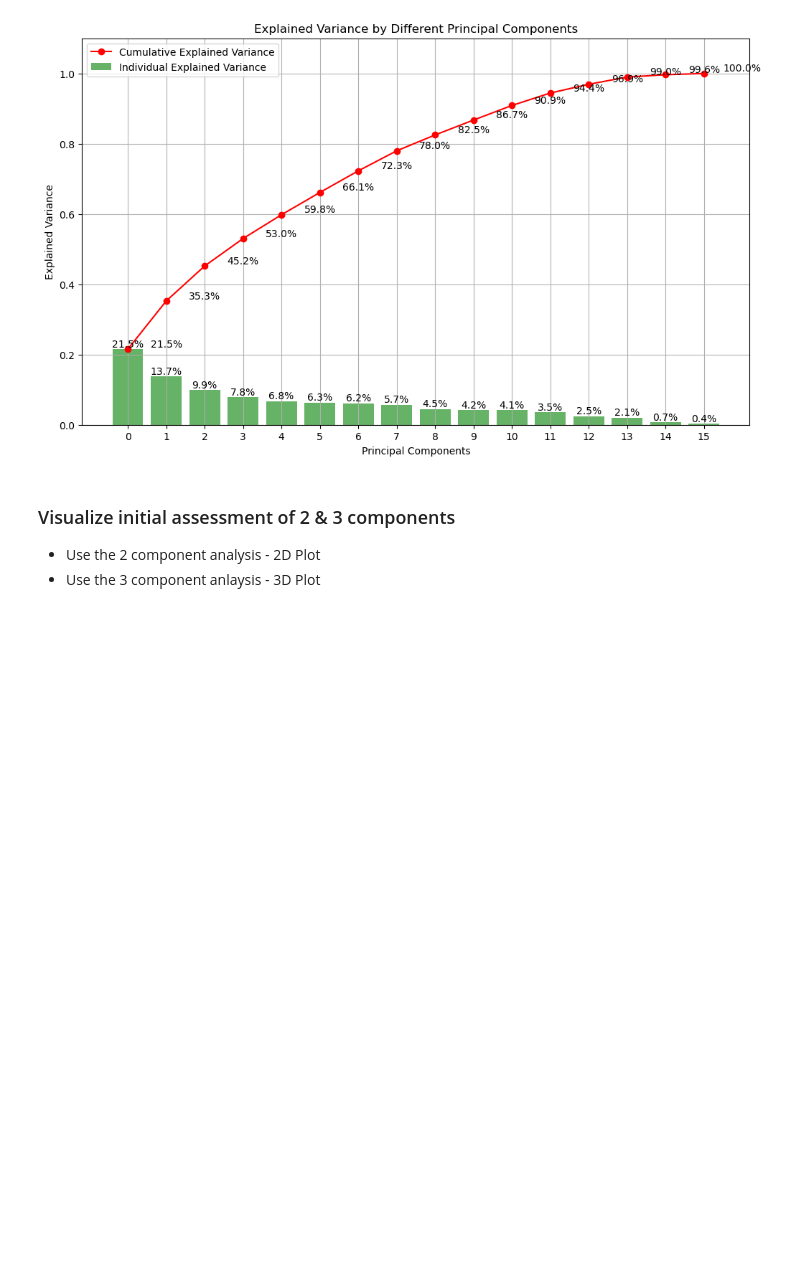
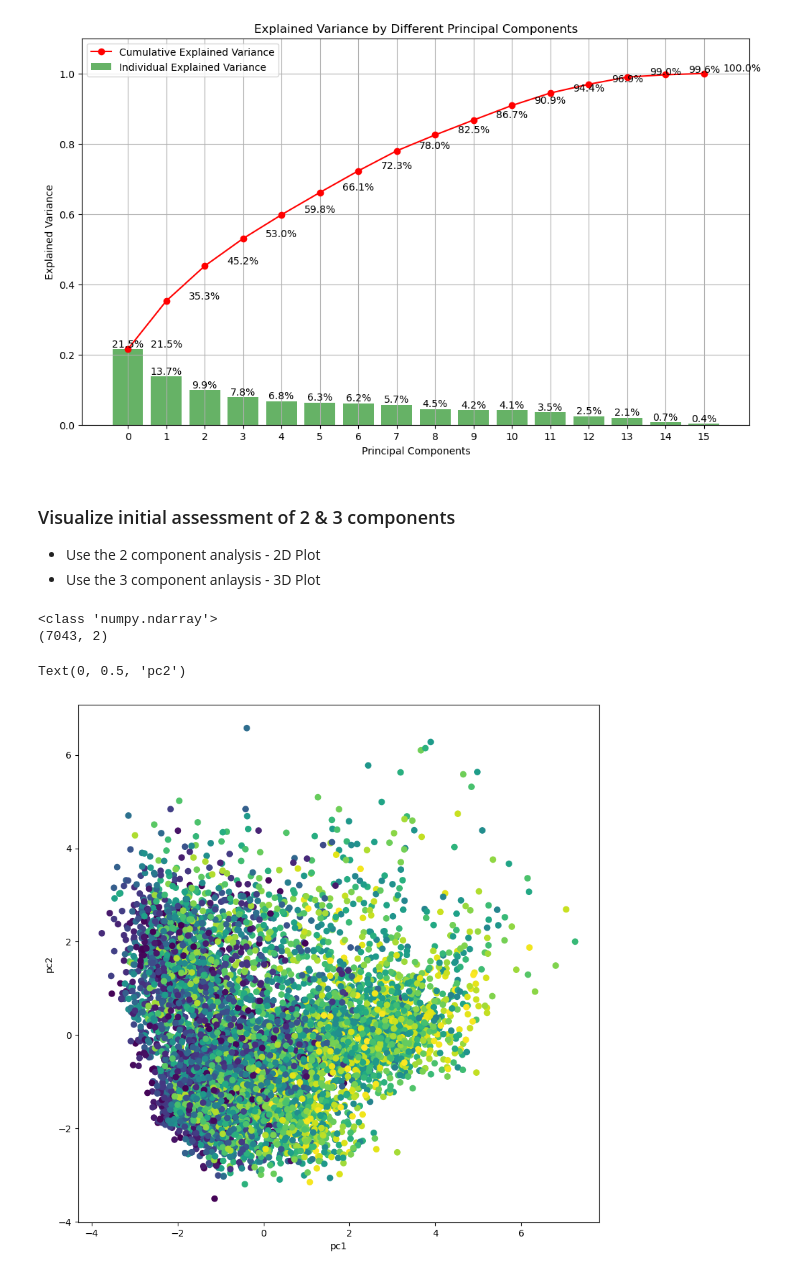
Before and after one commit to kesavan2017/ucbe-AIML-tryit-exercise-62, a Jupyter notebook: tryit_6.2.ipynb, the cells around one changed output. Saved outputs shown, nothing was run; the diff lists cells and outputs as text; code cells hidden in the pictures; blank space fills up the shorter version.

Commit message:
Add PCA visualization for separation for 2 and 3 components to review and generate standard 2d and 3d plots

```diff
--- a/tryit_6.2.ipynb
+++ b/tryit_6.2.ipynb
@@ -302,3 +302,22 @@ plt.show()
 ### Visualize initial assessment of 2 & 3 components
 - Use the 2 component analysis - 2D Plot
 - Use the 3 component anlaysis - 3D Plot
+# %%
+pca = PCA(n_components=2, random_state = 42)
+components = pca.fit_transform(df_scaled)
+x2c = pca.transform(df_scaled)
+
+print(type(components))
+print(components.shape)
+
+#Plot 2 component graph for reveiw of features for 2 components
+#
+plt.figure(figsize=(10,10))
+plt.scatter(x2c[:, 0], x2c[:, 1], c=df['CLTV'])
+plt.xlabel('pc1')
+plt.ylabel('pc2')
+# %% [output]
+<class 'numpy.ndarray'>
+(7043, 2)
+Text(0, 0.5, 'pc2')
+[figure, added]
```
Also changed, not shown: parts of 1 cell of this notebook.
